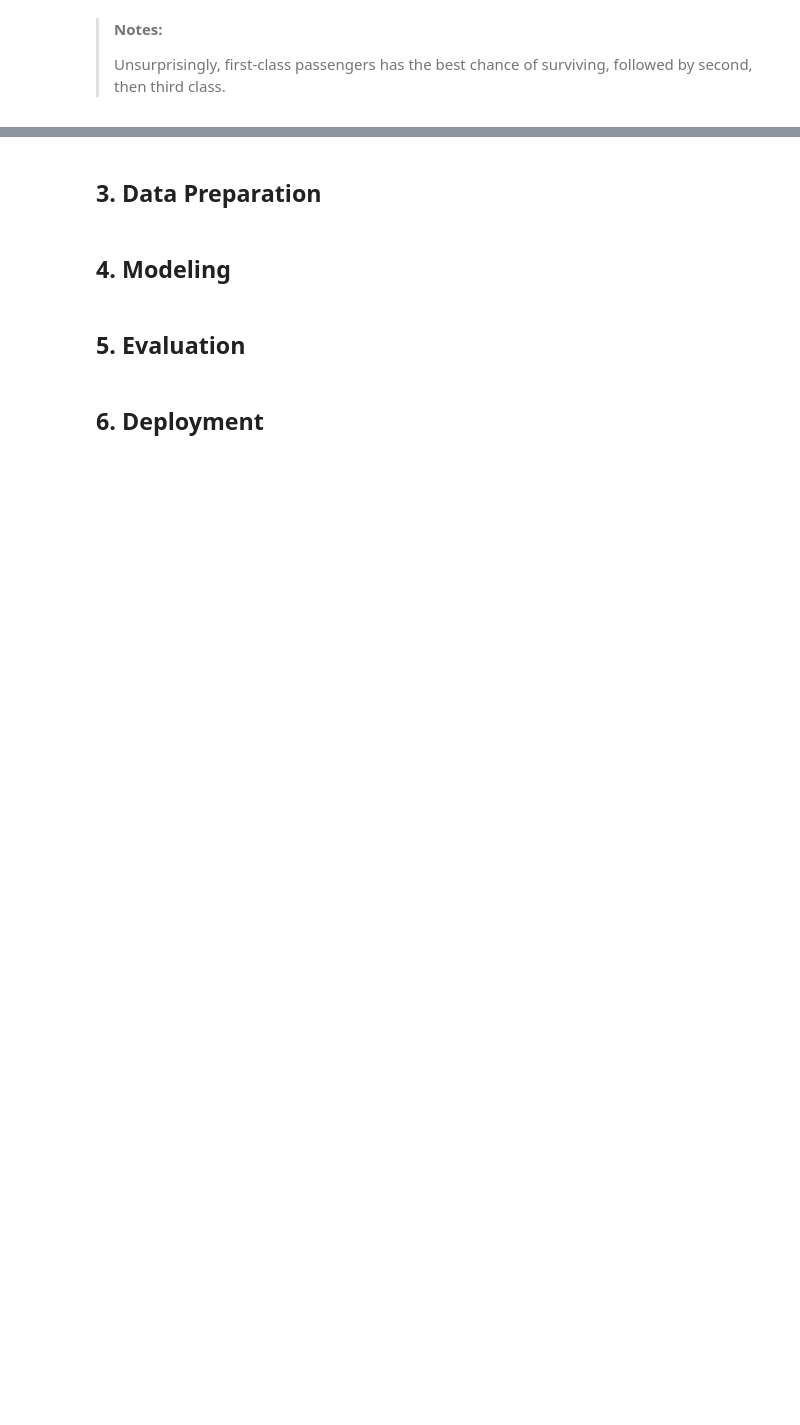
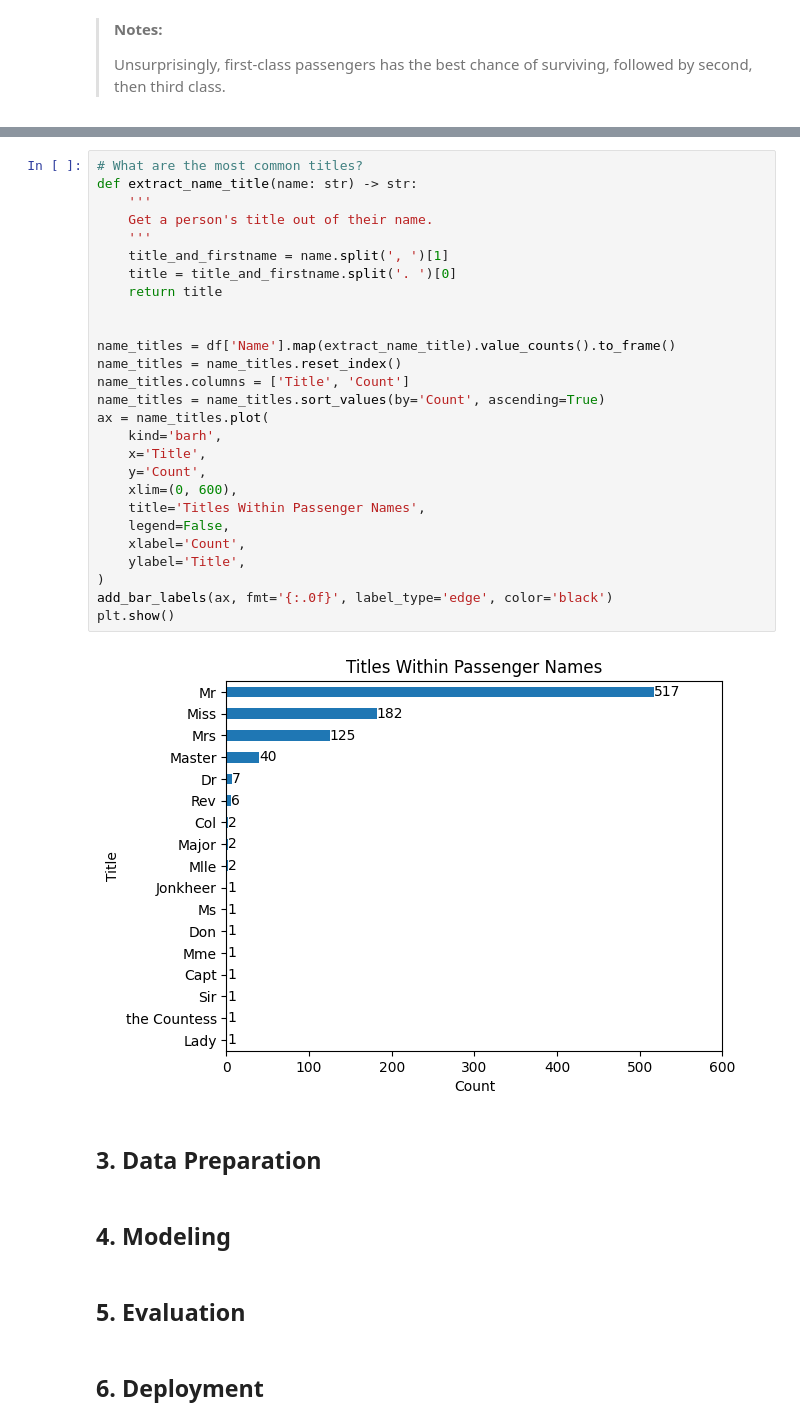
Before and after one commit to msburns24/projects, a Jupyter notebook: titanic/titanic.ipynb, the cells around one changed output, grey strips where cells are left out. Saved outputs shown, nothing was run; the diff lists cells and outputs as text; blank space fills up the shorter version.

```diff
--- a/titanic/titanic.ipynb
+++ b/titanic/titanic.ipynb
@@ -394,3 +420,32 @@ plt.show()
+# %%
+# What are the most common titles?
+def extract_name_title(name: str) -> str:
+    '''
+    Get a person's title out of their name.
+    '''
+    title_and_firstname = name.split(', ')[1]
+    title = title_and_firstname.split('. ')[0]
+    return title
+
+
+name_titles = df['Name'].map(extract_name_title).value_counts().to_frame()
+name_titles = name_titles.reset_index()
+name_titles.columns = ['Title', 'Count']
+name_titles = name_titles.sort_values(by='Count', ascending=True)
+ax = name_titles.plot(
+    kind='barh',
+    x='Title',
+    y='Count',
+    xlim=(0, 600),
+    title='Titles Within Passenger Names',
+    legend=False,
+    xlabel='Count',
+    ylabel='Title',
+)
+add_bar_labels(ax, fmt='{:.0f}', label_type='edge', color='black')
+plt.show()
+# %% [output]
+[figure, added]
 # %% [markdown]
 ## 3. Data Preparation
 # %% [markdown]
```
Also changed, not shown: parts of 11 cells of this notebook.
